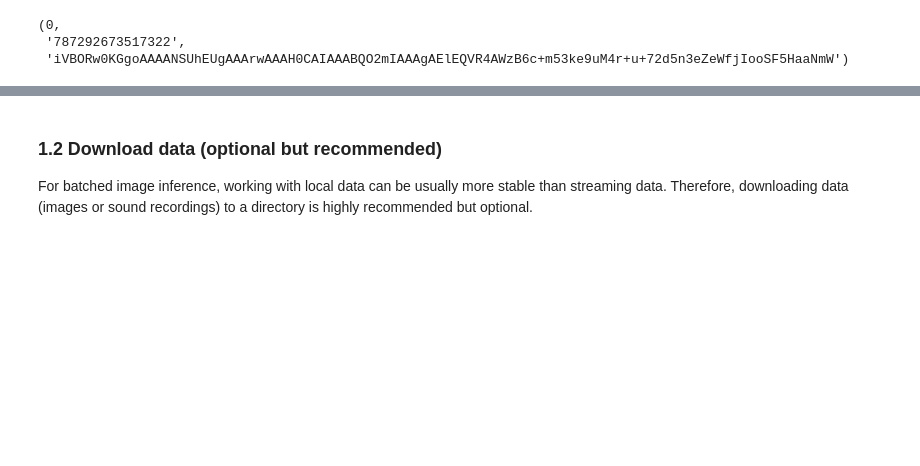
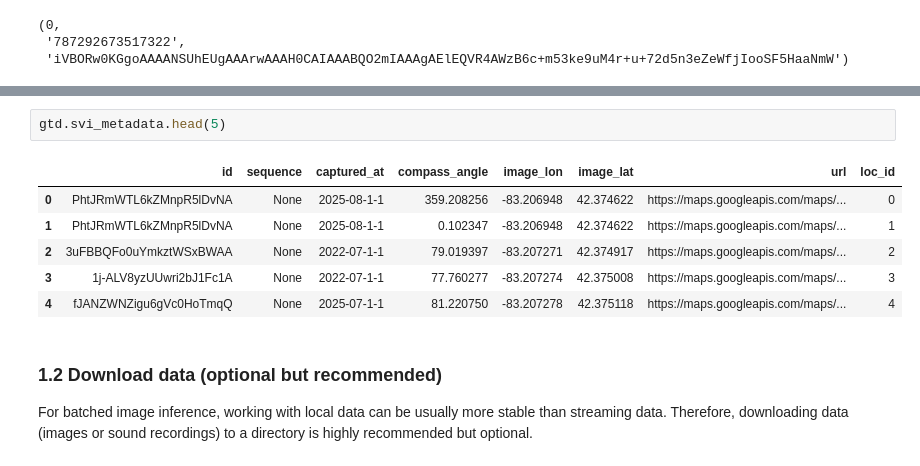
Before and after one commit to billbillbilly/urbanworm, a Jupyter notebook: docs/2_inference_geo_located_data.ipynb, the cells around one changed output, grey strips where cells are left out. Cells and saved outputs as stored; diff of their text form; blank space fills up the shorter version.

```diff
--- a/docs/2_inference_geo_located_data.ipynb
+++ b/docs/2_inference_geo_located_data.ipynb
@@ -106,3 +144,12 @@ gtd.svis['loc_id'][0], gtd.svis['id'][0], gtd.svis['data'][0][:100]
+# %%
+gtd.svi_metadata.head(5)
+# %% [output]
+|  | id | sequence | captured_at | compass_angle | image_lon | image_lat | url | loc_id |
+| 0 | PhtJRmWTL6kZMnpR5lDvNA | None | 2025-08-1-1 | 359.208256 | -83.206948 | 42.374622 | https://maps.googleapis.com/maps/... | 0 |
+| 1 | PhtJRmWTL6kZMnpR5lDvNA | None | 2025-08-1-1 | 0.102347 | -83.206948 | 42.374622 | https://maps.googleapis.com/maps/... | 1 |
+| 2 | 3uFBBQFo0uYmkztWSxBWAA | None | 2022-07-1-1 | 79.019397 | -83.207271 | 42.374917 | https://maps.googleapis.com/maps/... | 2 |
+| 3 | 1j-ALV8yzUUwri2bJ1Fc1A | None | 2022-07-1-1 | 77.760277 | -83.207274 | 42.375008 | https://maps.googleapis.com/maps/... | 3 |
+| 4 | fJANZWNZigu6gVc0HoTmqQ | None | 2025-07-1-1 | 81.220750 | -83.207278 | 42.375118 | https://maps.googleapis.com/maps/... | 4 |
 # %% [markdown]
 ### 1.2 Download data (optional but recommended)
 For batched image inference, working with local data can be usually more stable than streaming data. Therefore, downloading data (images or sound recordings) to a directory is highly recommended but optional.
```
Also changed, not shown: parts of 6 cells of this notebook, 41 other files.
